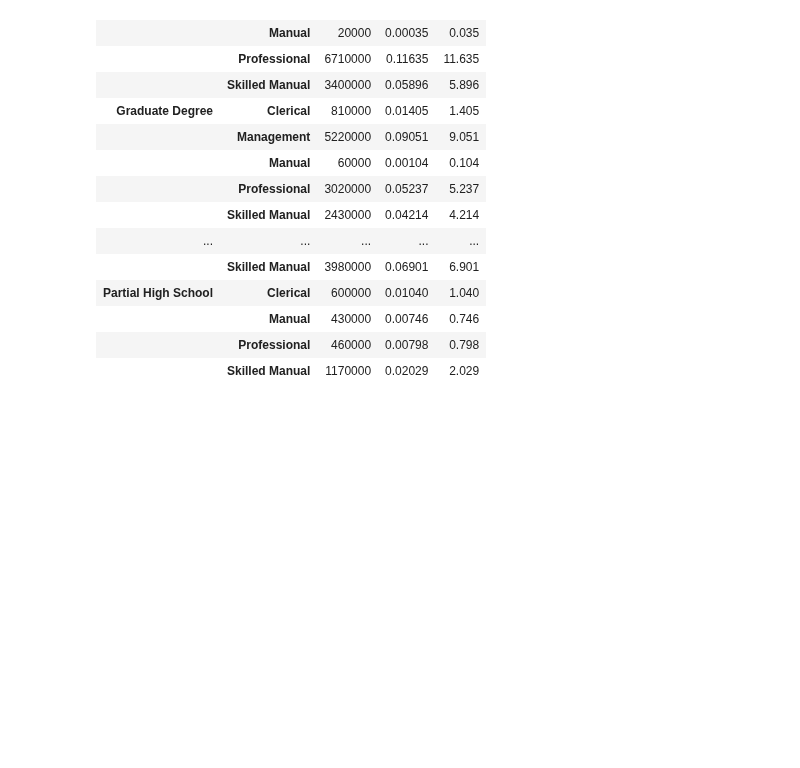
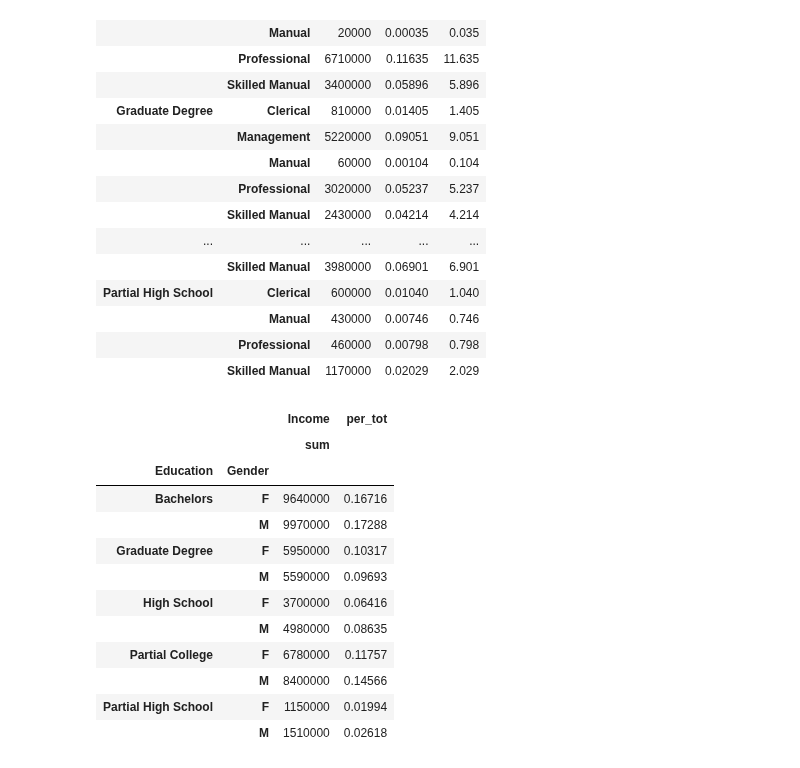
Before and after one commit to sledhead/simple_python, a Jupyter notebook: pandas_test.ipynb, the cells around one changed output. Saved outputs shown, nothing was run; the diff lists cells and outputs as text; code cells hidden in the pictures; blank space fills up the shorter version.

```diff
--- a/pandas_test.ipynb
+++ b/pandas_test.ipynb
@@ -338,0 +342,16 @@ df_new
+# %%
+df_sp
+# %% [output]
+|  |  | Income | per_tot |
+|  |  | sum |  |
+| Education | Gender |  |  |
+| Bachelors | F | 9640000 | 0.16716 |
+|  | M | 9970000 | 0.17288 |
+| Graduate Degree | F | 5950000 | 0.10317 |
+|  | M | 5590000 | 0.09693 |
+| High School | F | 3700000 | 0.06416 |
+|  | M | 4980000 | 0.08635 |
+| Partial College | F | 6780000 | 0.11757 |
+|  | M | 8400000 | 0.14566 |
+| Partial High School | F | 1150000 | 0.01994 |
+|  | M | 1510000 | 0.02618 |
```
Also changed, not shown: parts of 3 cells of this notebook.
